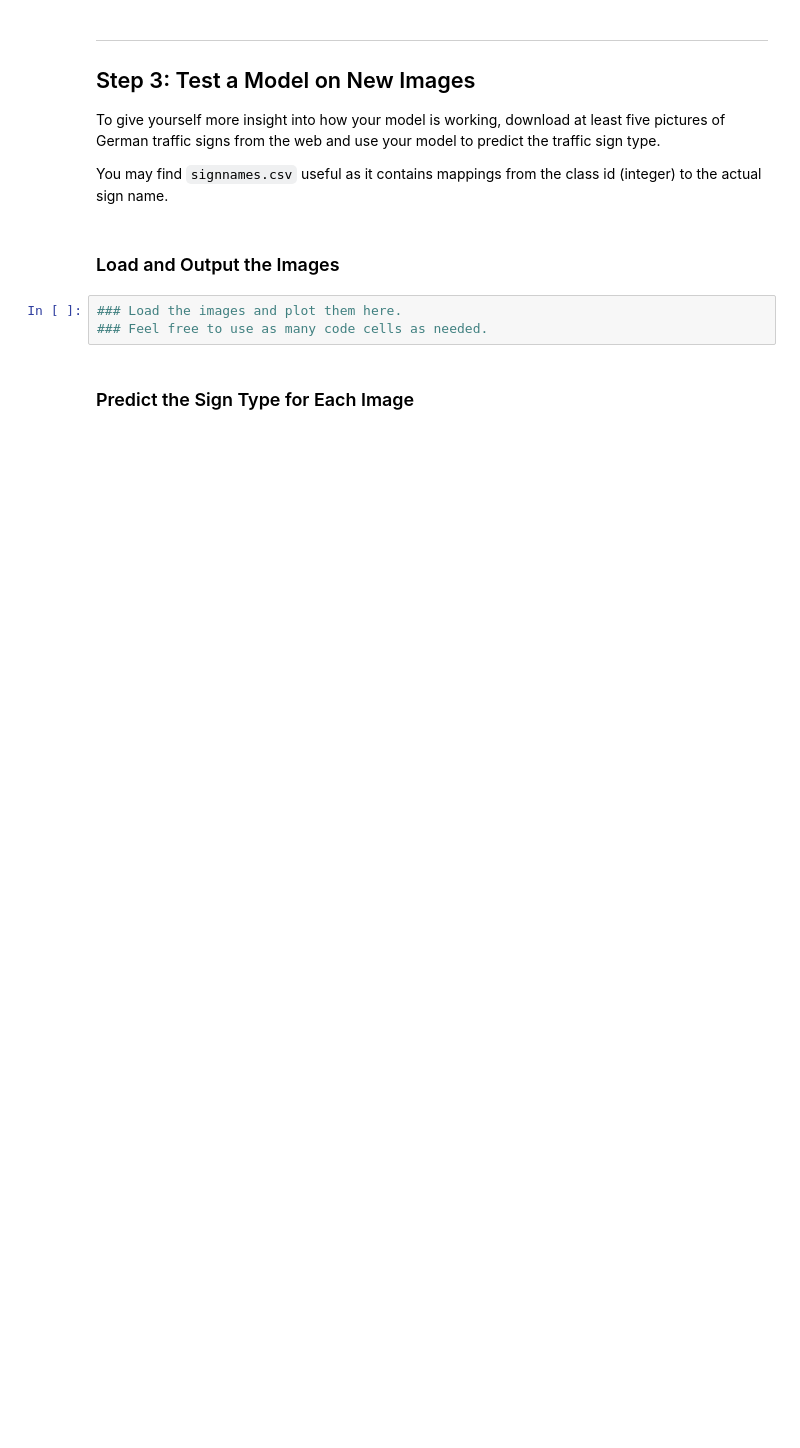
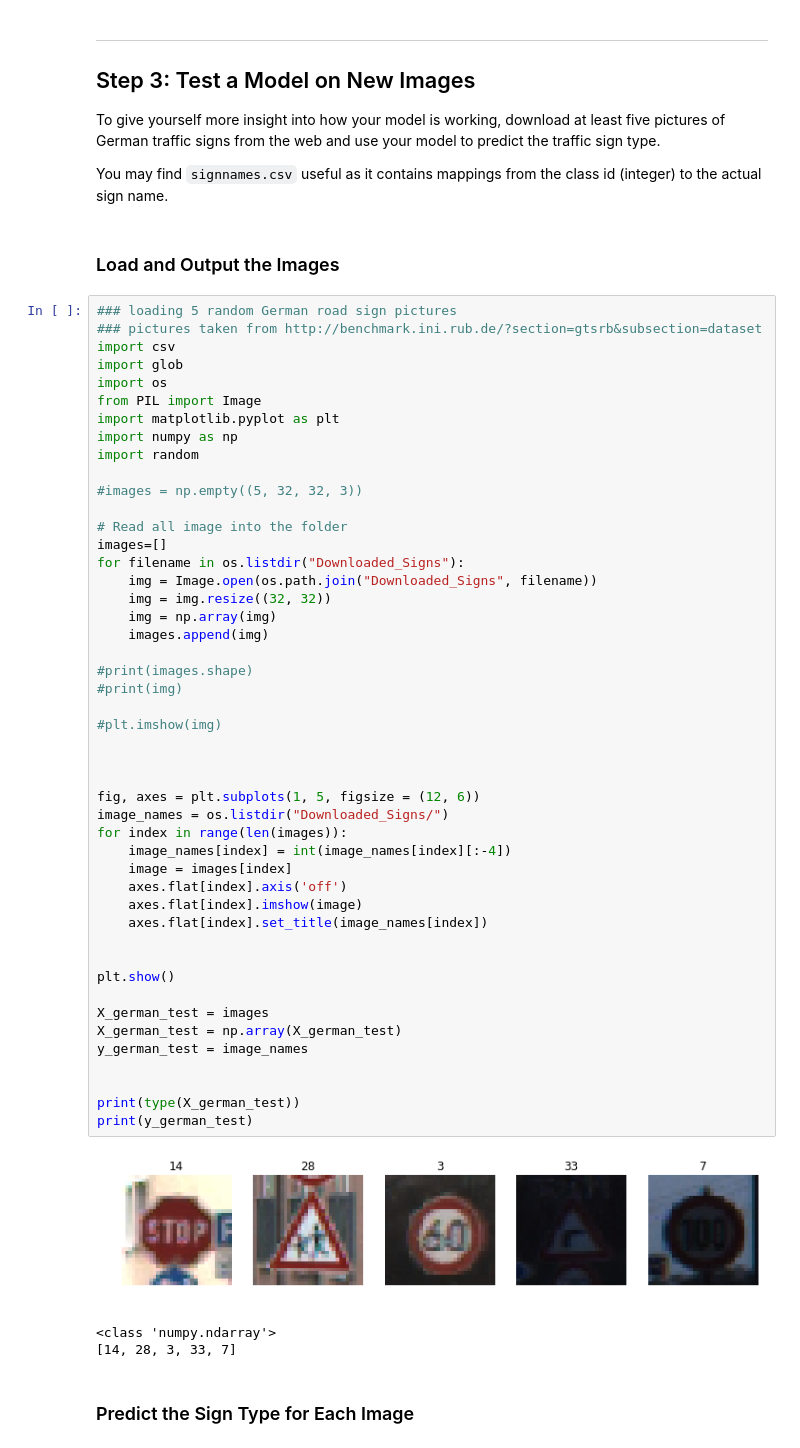
Before and after one commit to f3lixding/USDC_Project_2, a Jupyter notebook: Traffic_Sign_Classifier.ipynb, the cells around one changed output. Cells and saved outputs as stored; diff of their text form; blank space fills up the shorter version.

```diff
--- a/Traffic_Sign_Classifier.ipynb
+++ b/Traffic_Sign_Classifier.ipynb
@@ -295,9 +367,57 @@ To give yourself more insight into how your model is working, download at least
 You may find `signnames.csv` useful as it contains mappings from the class id (integer) to the actual sign name.
 # %% [markdown]
 ### Load and Output the Images
-# %%
-### Load the images and plot them here.
-### Feel free to use as many code cells as needed.
+# %%
+### loading 5 random German road sign pictures
+### pictures taken from http://benchmark.ini.rub.de/?section=gtsrb&subsection=dataset
+import csv
+import glob
+import os
+from PIL import Image
+import matplotlib.pyplot as plt
+import numpy as np
+import random
+
+#images = np.empty((5, 32, 32, 3))
+
+# Read all image into the folder
+images=[]
+for filename in os.listdir("Downloaded_Signs"):
+    img = Image.open(os.path.join("Downloaded_Signs", filename))
+    img = img.resize((32, 32))
+    img = np.array(img)
+    images.append(img)
+
+#print(images.shape)
+#print(img)
+
+#plt.imshow(img)
+
+
+
+fig, axes = plt.subplots(1, 5, figsize = (12, 6))
+image_names = os.listdir("Downloaded_Signs/")
+for index in range(len(images)):
+    image_names[index] = int(image_names[index][:-4])
+    image = images[index]
+    axes.flat[index].axis('off')
+    axes.flat[index].imshow(image)
+    axes.flat[index].set_title(image_names[index])
+
+
+plt.show()
+
+X_german_test = images
+X_german_test = np.array(X_german_test)
+y_german_test = image_names
+
+
+print(type(X_german_test))
+print(y_german_test)
+# %% [output]
+[figure, added]
+<class 'numpy.ndarray'>
+[14, 28, 3, 33, 7]
 # %% [markdown]
 ### Predict the Sign Type for Each Image
 # %%
```
Also changed, not shown: parts of 14 cells of this notebook, 20 other files.
